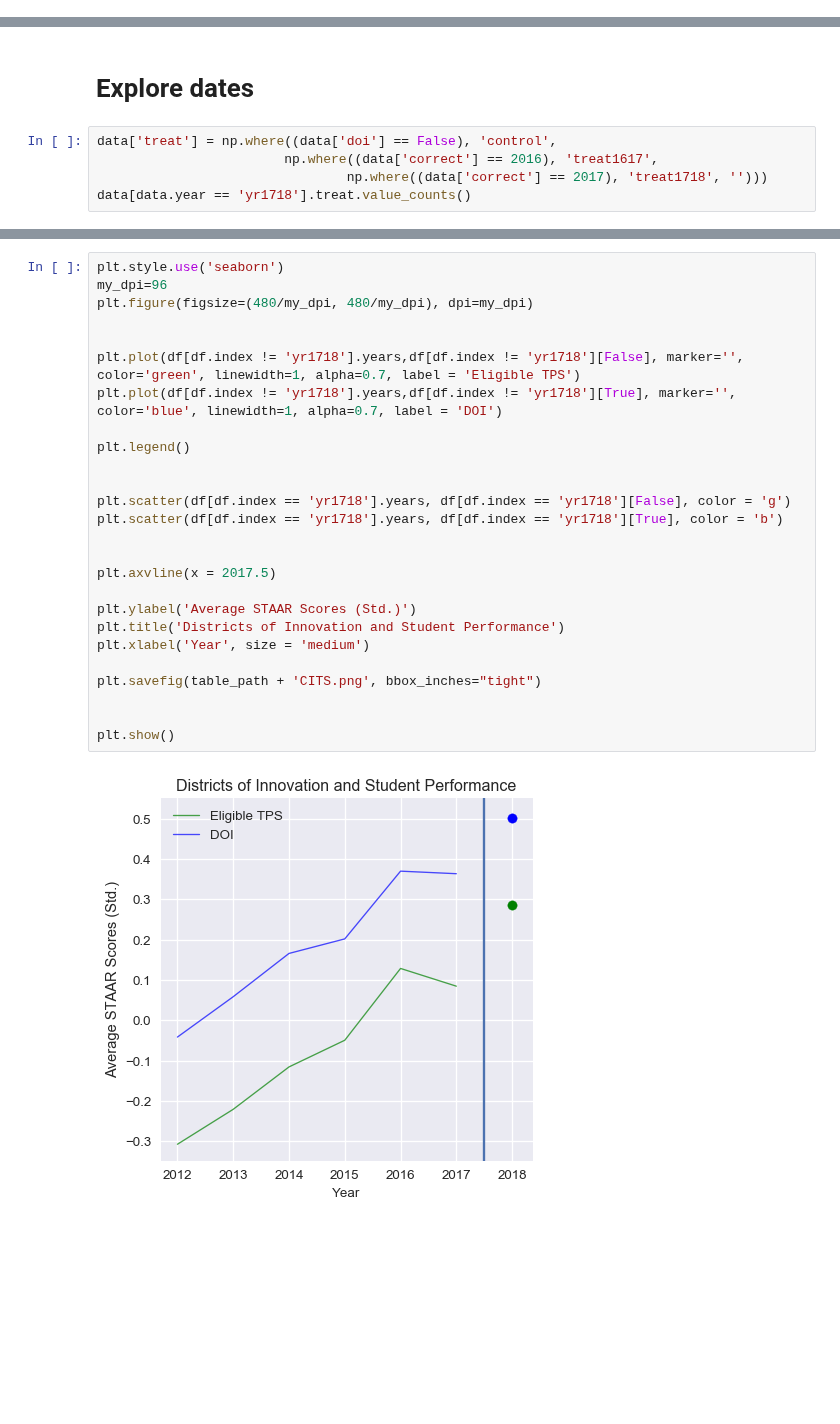
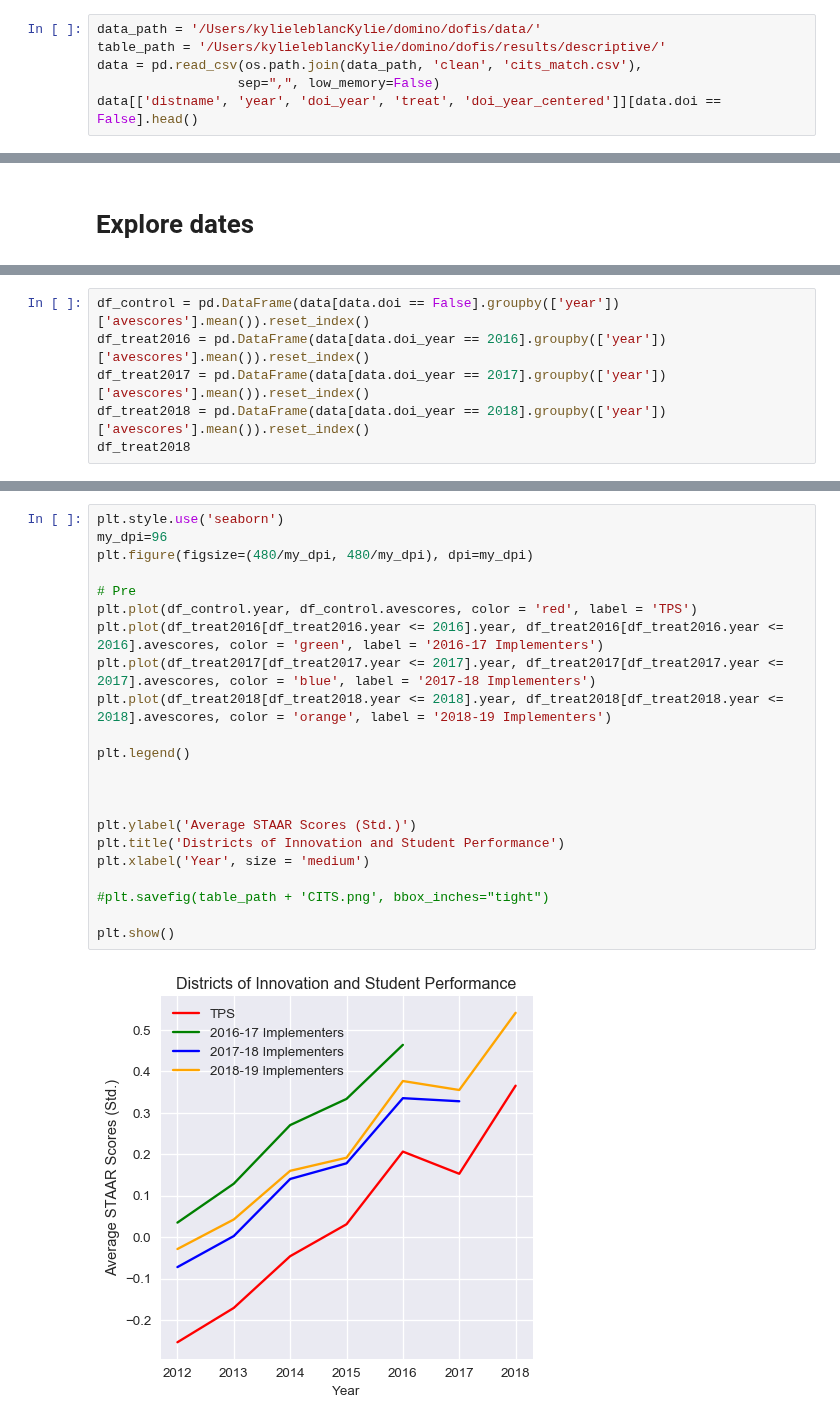
Before and after one commit to KylieLAnglin/dofis, a Jupyter notebook: analysis/causal/graphs_trends.ipynb, the cells around one changed output, grey strips where cells are left out. Saved outputs shown, nothing was run; the diff lists cells and outputs as text; blank space fills up the shorter version.

Commit message:
1st commit results

```diff
--- a/analysis/causal/graphs_trends.ipynb
+++ b/analysis/causal/graphs_trends.ipynb
@@ -27,0 +10,6 @@ data.to_csv(os.path.join(data_path, 'clean', 'cits.csv'), sep=",")
+# %%
+data_path = '/Users/kylieleblancKylie/domino/dofis/data/'
+table_path = '/Users/kylieleblancKylie/domino/dofis/results/descriptive/'
+data = pd.read_csv(os.path.join(data_path, 'clean', 'cits_match.csv'),
+                  sep=",", low_memory=False)
+data[['distname', 'year', 'doi_year', 'treat', 'doi_year_centered']][data.doi == False].head()
@@ -28,7 +40,2 @@ data.to_csv(os.path.join(data_path, 'clean', 'cits.csv'), sep=",")
 # %% [markdown]
 # Explore dates
-# %%
-data['treat'] = np.where((data['doi'] == False), 'control',
-                        np.where((data['correct'] == 2016), 'treat1617',
-                                np.where((data['correct'] == 2017), 'treat1718', '')))
-data[data.year == 'yr1718'].treat.value_counts()
@@ -54,0 +44,6 @@ df
+# %%
+df_control = pd.DataFrame(data[data.doi == False].groupby(['year'])['avescores'].mean()).reset_index()
+df_treat2016 = pd.DataFrame(data[data.doi_year == 2016].groupby(['year'])['avescores'].mean()).reset_index()
+df_treat2017 = pd.DataFrame(data[data.doi_year == 2017].groupby(['year'])['avescores'].mean()).reset_index()
+df_treat2018 = pd.DataFrame(data[data.doi_year == 2018].groupby(['year'])['avescores'].mean()).reset_index()
+df_treat2018
@@ -55,28 +89,24 @@ df
 # %%
 plt.style.use('seaborn')
 my_dpi=96
 plt.figure(figsize=(480/my_dpi, 480/my_dpi), dpi=my_dpi)
 
-
-plt.plot(df[df.index != 'yr1718'].years,df[df.index != 'yr1718'][False], marker='', color='green', linewidth=1, alpha=0.7, label = 'Eligible TPS')
-plt.plot(df[df.index != 'yr1718'].years,df[df.index != 'yr1718'][True], marker='', color='blue', linewidth=1, alpha=0.7, label = 'DOI')
+# Pre
+plt.plot(df_control.year, df_control.avescores, color = 'red', label = 'TPS')
+plt.plot(df_treat2016[df_treat2016.year <= 2016].year, df_treat2016[df_treat2016.year <= 2016].avescores, color = 'green', label = '2016-17 Implementers')
+plt.plot(df_treat2017[df_treat2017.year <= 2017].year, df_treat2017[df_treat2017.year <= 2017].avescores, color = 'blue', label = '2017-18 Implementers')
+plt.plot(df_treat2018[df_treat2018.year <= 2018].year, df_treat2018[df_treat2018.year <= 2018].avescores, color = 'orange', label = '2018-19 Implementers')
 
 plt.legend()
 
 
-plt.scatter(df[df.index == 'yr1718'].years, df[df.index == 'yr1718'][False], color = 'g')
-plt.scatter(df[df.index == 'yr1718'].years, df[df.index == 'yr1718'][True], color = 'b')
-
-
-plt.axvline(x = 2017.5)
 
 plt.ylabel('Average STAAR Scores (Std.)')
 plt.title('Districts of Innovation and Student Performance')
 plt.xlabel('Year', size = 'medium')
 
-plt.savefig(table_path + 'CITS.png', bbox_inches="tight")
-
+#plt.savefig(table_path + 'CITS.png', bbox_inches="tight")
 
 plt.show()
 # %% [output]
-[figure, old version]
+[figure, new version]
```
Also changed, not shown: parts of 29 cells of this notebook, 3 other files.
